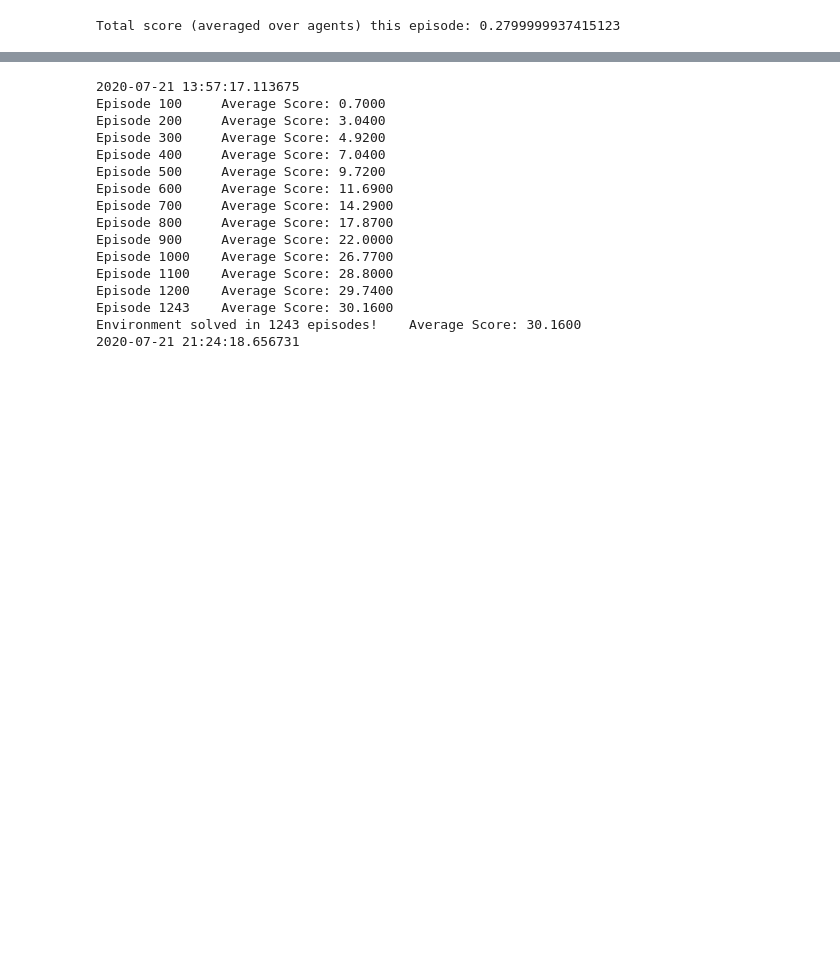
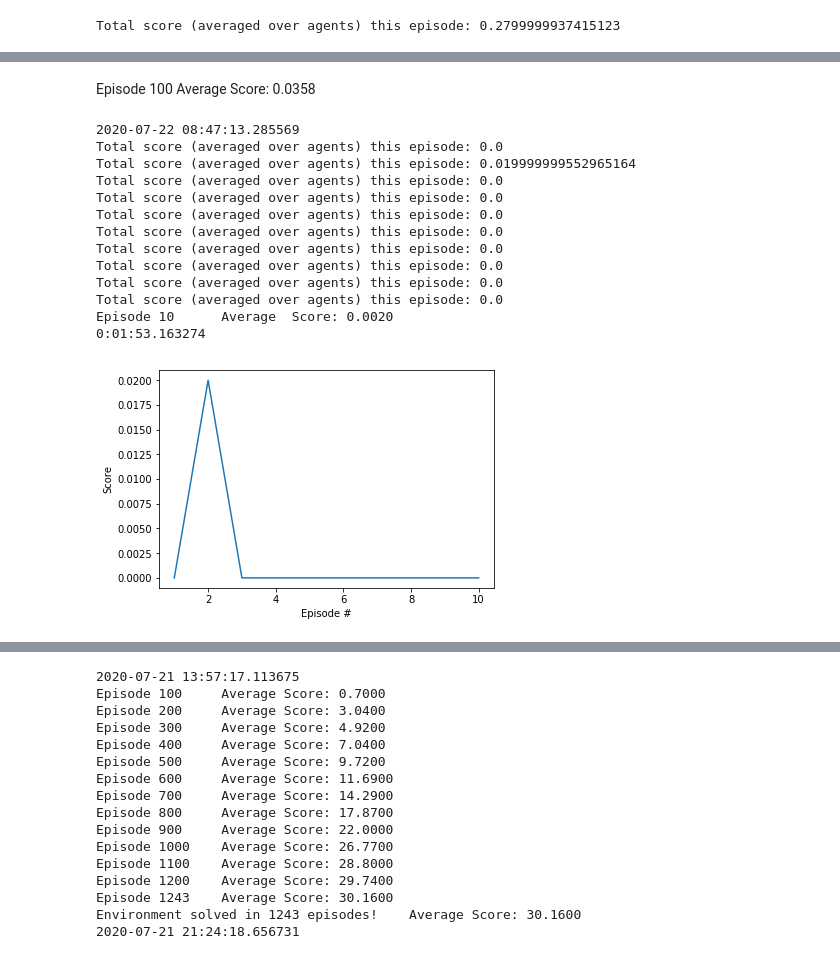
Before and after one commit to SENC/AIReacher, a Jupyter notebook: DDPG/Continuous_Control.ipynb, the cells around one changed output, grey strips where cells are left out. Drawn from its saved outputs; the diff is of its cells as text; code cells hidden in the pictures; blank space fills up the shorter version.

```diff
--- a/DDPG/Continuous_Control.ipynb
+++ b/DDPG/Continuous_Control.ipynb
@@ -201,0 +376,42 @@ def Ddpg(n_episodes=3000, max_t=300, print_every=100):
+# %% [markdown]
+Episode 100	Average  Score: 0.0358
+# %%
+#Ver 10 22nd Jul
+
+#Change params to default
+#BUFFER_SIZE = 500000    #int(1e4)  # replay buffer size
+#BATCH_SIZE = 256        #128        # minibatch size
+#GAMMA = 0.997            # discount factor
+#TAU = 0.0013              # for soft update of target parameters
+#LR_ACTOR = 0.00013         # learning rate of the actor
+#LR_CRITIC = 1e-3        # learning rate of the critic
+#WEIGHT_DECAY = 0
+#seed 3
+
+start = datetime.datetime.now()
+print (start)
+scores = Ddpg(n_episodes=10)
+endtime = datetime.datetime.now() -start
+print (endtime)
+
+fig = plt.figure()
+ax = fig.add_subplot(111)
+plt.plot(np.arange(1, len(scores)+1), scores)
+plt.ylabel('Score')
+plt.xlabel('Episode #')
+plt.show()
+# %% [output]
+2020-07-22 08:47:13.285569
+Total score (averaged over agents) this episode: 0.0
+Total score (averaged over agents) this episode: 0.019999999552965164
+Total score (averaged over agents) this episode: 0.0
+Total score (averaged over agents) this episode: 0.0
+Total score (averaged over agents) this episode: 0.0
+Total score (averaged over agents) this episode: 0.0
+Total score (averaged over agents) this episode: 0.0
+Total score (averaged over agents) this episode: 0.0
+Total score (averaged over agents) this episode: 0.0
+Total score (averaged over agents) this episode: 0.0
+Episode 10      Average  Score: 0.0020
+0:01:53.163274
+[figure, added]
```
Also changed, not shown: parts of 20 cells of this notebook.
